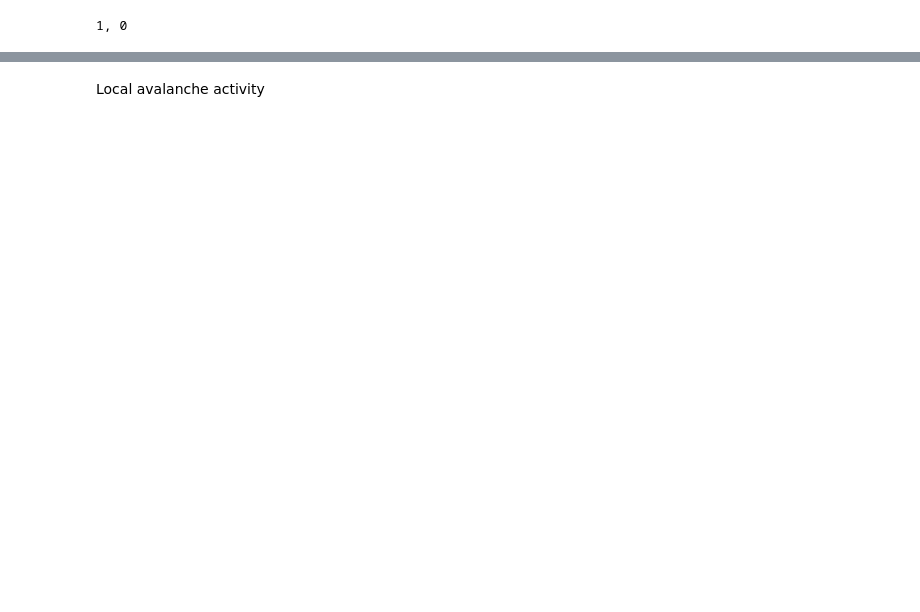
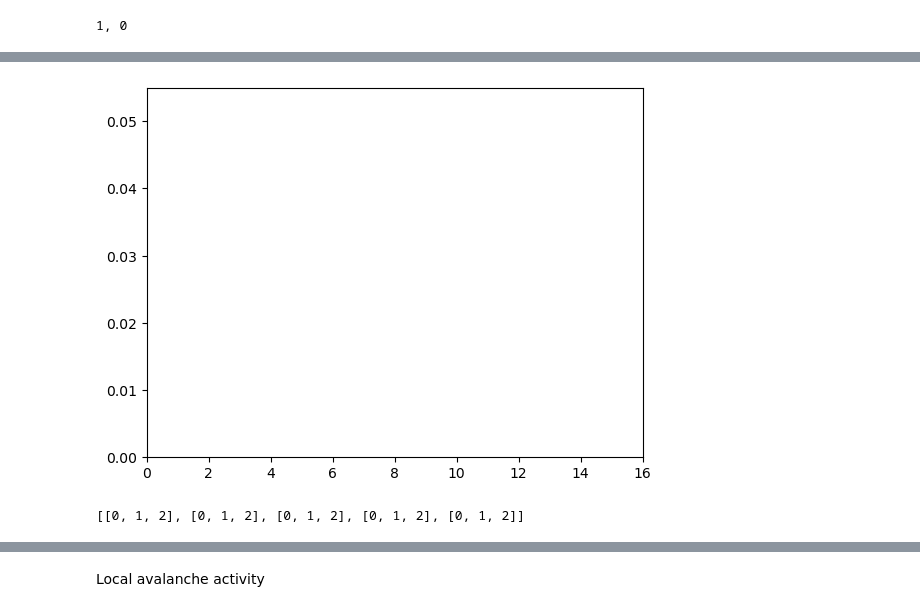
Before and after one commit to elizllaw/CSS_group0, a Jupyter notebook: leon.ipynb, the cells around one changed output, grey strips where cells are left out. Saved outputs shown, nothing was run; the diff lists cells and outputs as text; code cells hidden in the pictures; blank space fills up the shorter version.

```diff
--- a/leon.ipynb
+++ b/leon.ipynb
@@ -94,3 +188,43 @@ while sum(x != 0 for x in avalanche_sizes_local) < 50:
+# %%
+import matplotlib.pyplot as plt
+import matplotlib.animation as animation
+import numpy as np
+
+# Sample x and y lists for each frame
+x_list = [[1, 2, 3], [4, 5, 6], [7, 8, 9], [10, 11, 12], [13, 14, 15]]
+y_list = [[3, 2, 1], [6, 5, 4], [9, 8, 7], [12, 11, 10], [15, 14, 13]]
+
+# Create a figure and axis
+fig, ax = plt.subplots()
+
+# Create an empty plot
+points, = ax.plot([], [], 'bo')
+
+# Set the axes limits
+ax.set_xlim(0, 16)
+ax.set_ylim(0, )
+
+# Function to update the plot for each frame
+def update(frame):
+    # Get the x and y values for the current frame
+    x = x_list[frame]
+    y = y_list[frame]
+
+    # Update the data of the plot
+    points.set_data(x, y)
+
+    return points,
+
+# Create the animation
+ani = animation.FuncAnimation(fig, update, frames=len(x_list), interval=200)
+ani.save('test.gif', writer='pillow')
+# %% [output]
+[figure, added]
+# %%
+
+print([[x for x in range(3)]] * 5)
+# %% [output]
+[[0, 1, 2], [0, 1, 2], [0, 1, 2], [0, 1, 2], [0, 1, 2]]
 # %%
 print(sum(x != 0 for x in avalanche_sizes_local))
 plt.boxplot(avalanche_sizes_local)
```
Also changed, not shown: parts of 17 cells of this notebook.
